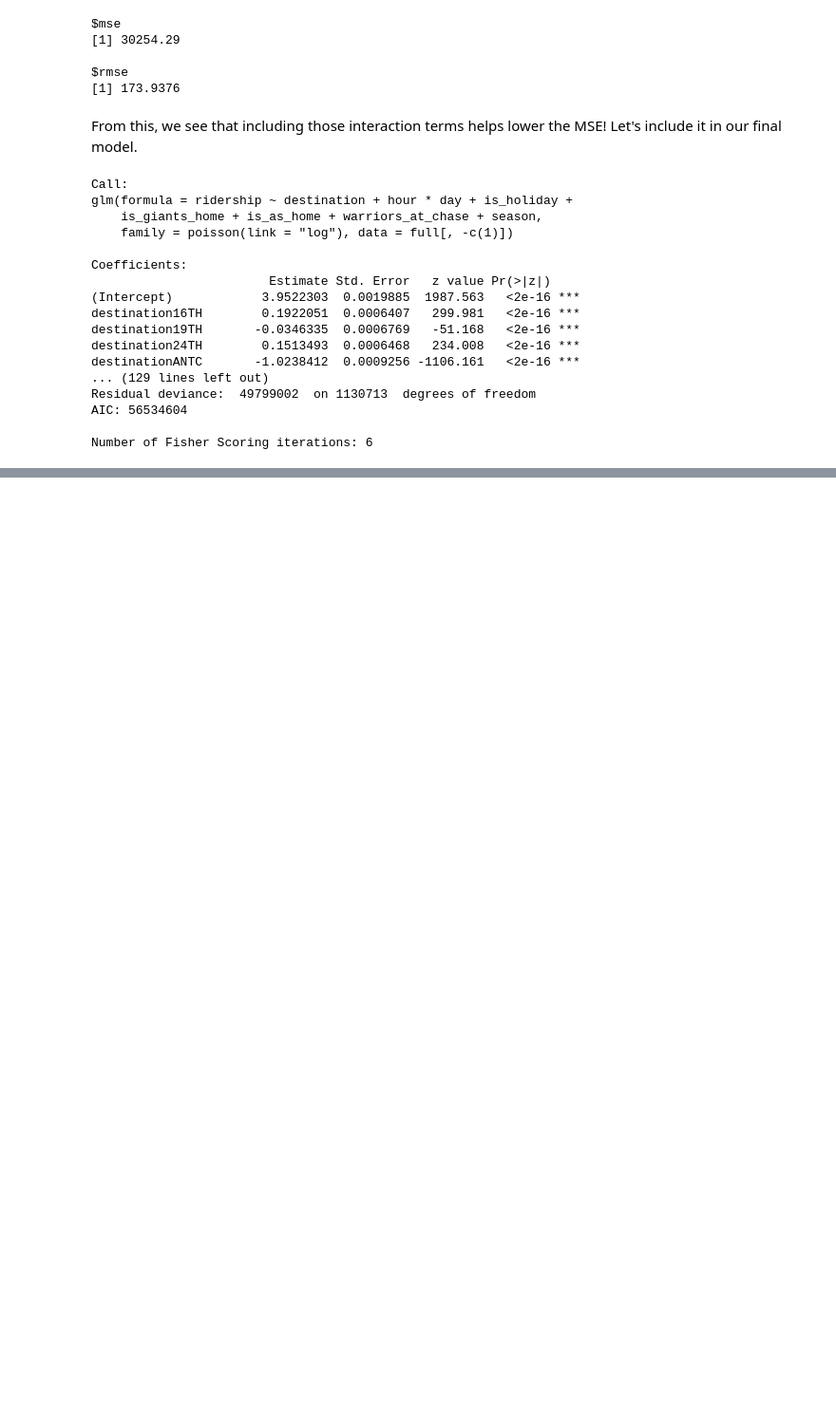
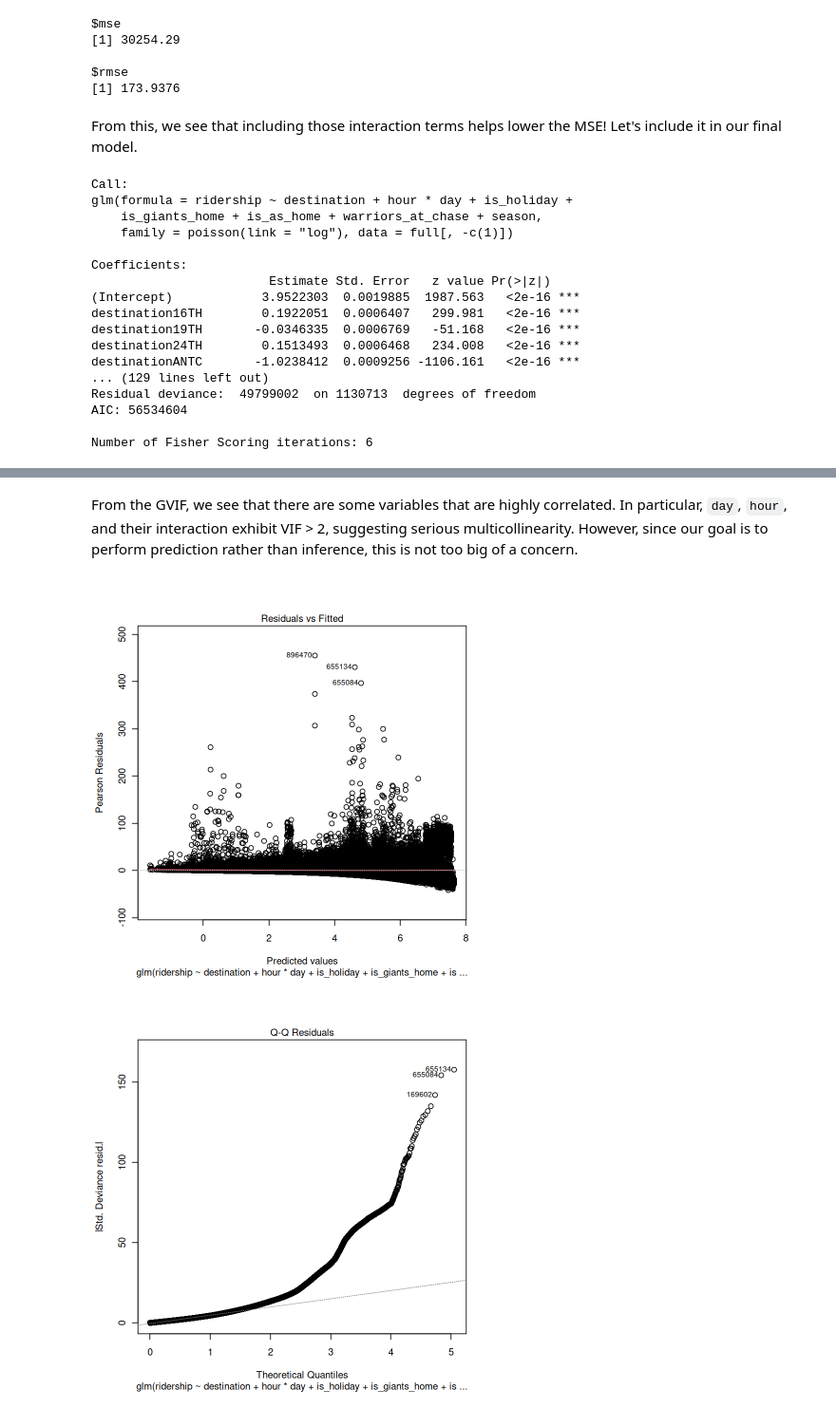
Before and after one commit to andreagalloro/230A-final-project, a Jupyter notebook: eda/model_analysis.ipynb, the cells around one changed output, grey strips where cells are left out. Shown at 95% size. Cells and saved outputs as stored; diff of their text form; code cells hidden in the pictures; blank space fills up the shorter version.

Commit message:
add more plots and model analysis

```diff
--- a/eda/model_analysis.ipynb
+++ b/eda/model_analysis.ipynb
@@ -337,0 +355,7 @@ Number of Fisher Scoring iterations: 6
+# %% [markdown]
+From the GVIF, we see that there are some variables that are highly correlated. In particular, `day`, `hour`, and their interaction exhibit VIF > 2, suggesting serious multicollinearity. However, since our goal is to perform prediction rather than inference, this is not too big of a concern.
+# %%
+plot(poisson_final)
+# %% [output]
+[figure, added]
+[figure, added]
```
Also changed, not shown: parts of 6 cells of this notebook.
